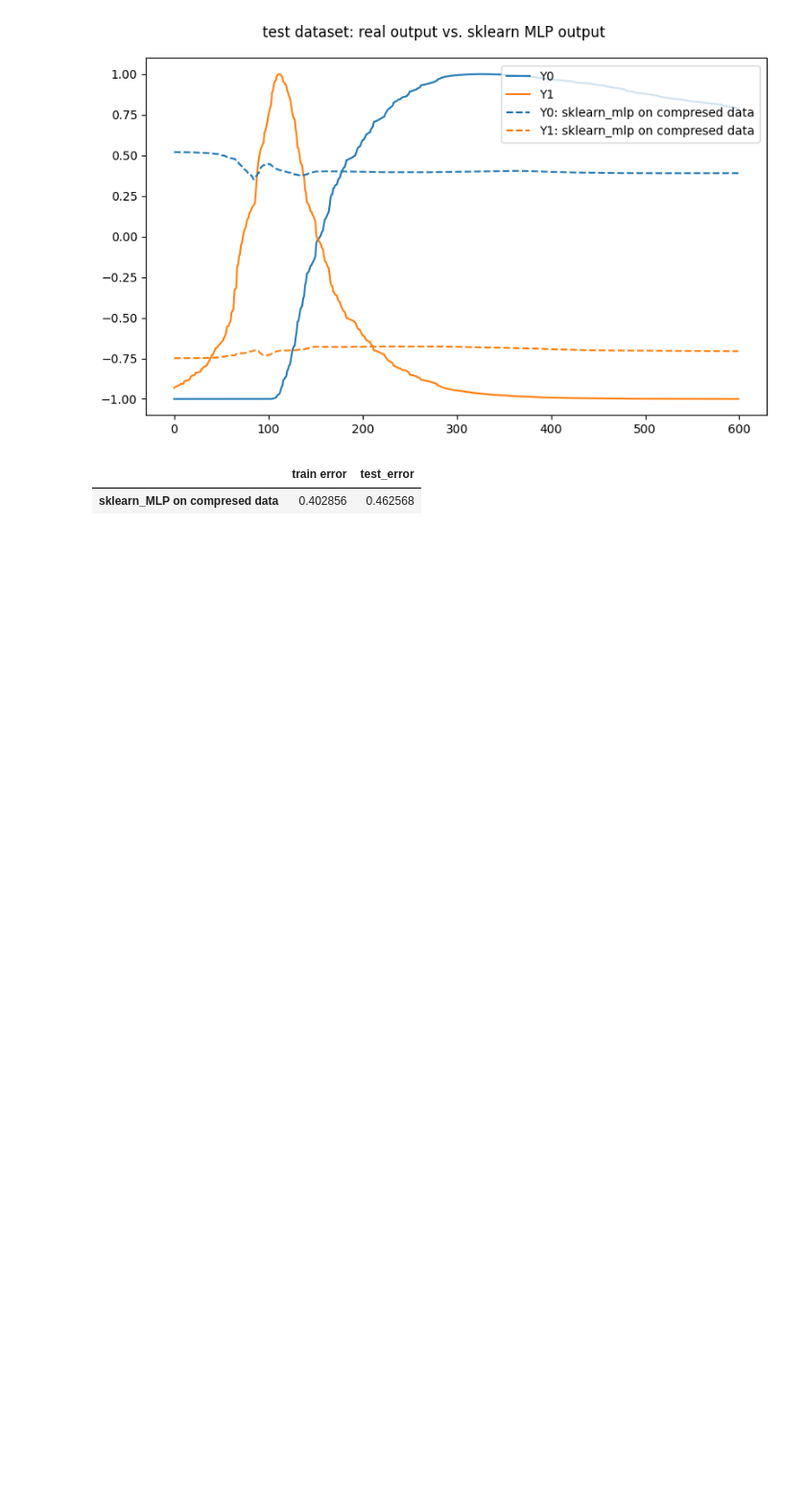
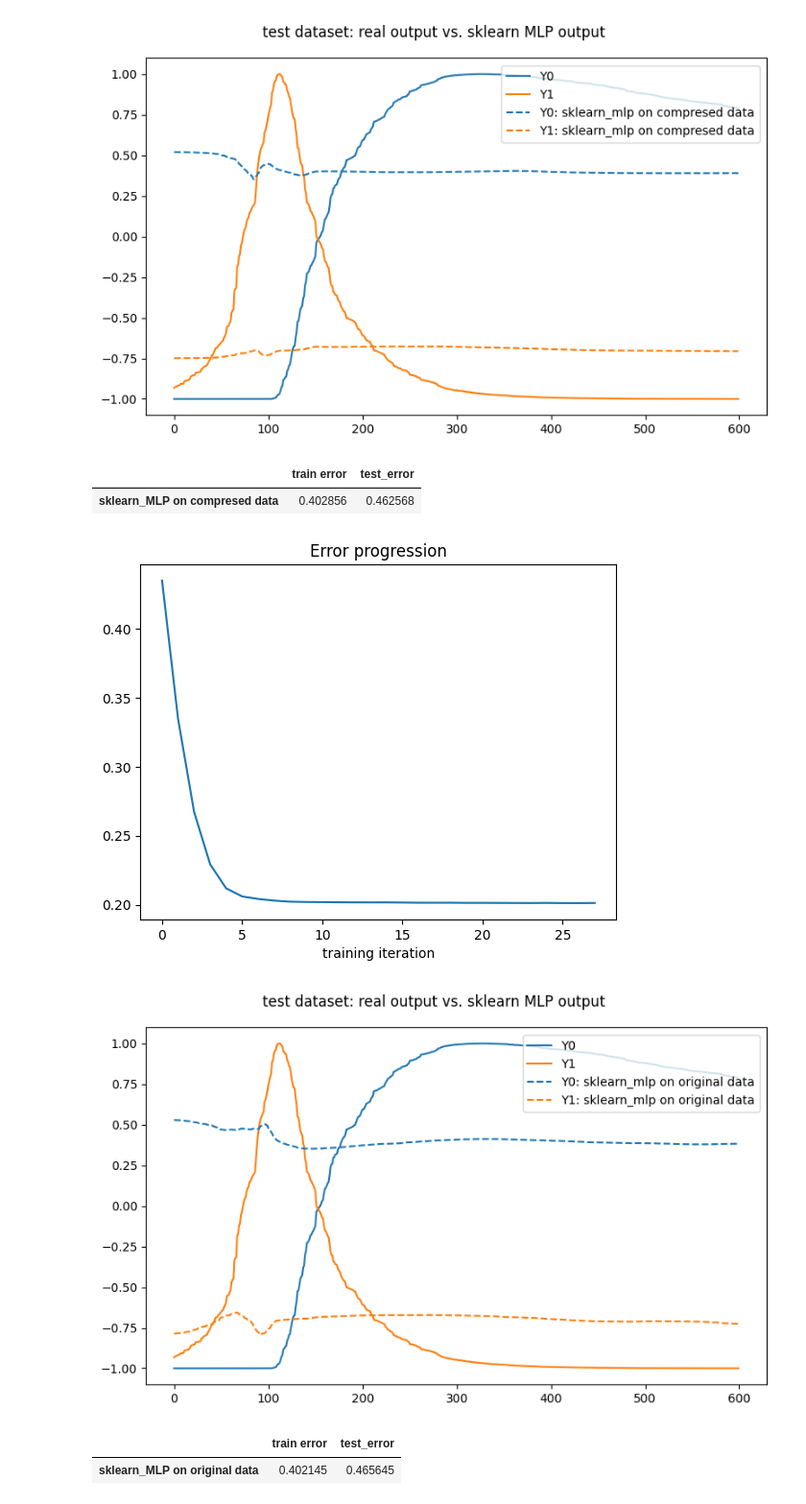
Before and after one commit to asgutierrt/Introduction_to_IA, a Jupyter notebook: neural_networks/autoencoder_mlp.ipynb, the cells around one changed output. Shown at 96% size. Cells and saved outputs as stored; diff of their text form; code cells hidden in the pictures; blank space fills up the shorter version.

```diff
--- a/neural_networks/autoencoder_mlp.ipynb
+++ b/neural_networks/autoencoder_mlp.ipynb
@@ -571,3 +571,40 @@ pd.DataFrame(J_error,index=['train error','test_error'],columns=['sklearn_MLP '+
 # %% [output]
 |  | train error | test_error |
 | sklearn_MLP on compresed data | 0.402856 | 0.462568 |
+# %%
+from sklearn.neural_network import MLPRegressor
+
+mlp_model = MLPRegressor()
+
+# train MLP
+mlp_model.fit(X, Y_d)
+error=[np.sum((Y_d-mlp_model.predict(X))**2/2,axis=1)]
+
+# training error
+plt.plot(mlp_model.loss_curve_)
+plt.xlabel('training iteration'); plt.title("Error progression")
+plt.savefig(fig_path+'/sklearn_mlp_error')
+
+# predict test data
+Y_pred=mlp_model.predict(X_test)
+error.append(np.sum((Y_d_test-Y_pred)**2/2,axis=1))
+
+# plot test outputs
+model_names=['on original data']
+predictions=pd.DataFrame([str(x.tolist()) for x in Y_pred.T],index=list(range(len(Y_pred[0]))),columns=model_names).T
+figs=['sklearn_mlp']
+
+graficar_Y(Y_d_test,predictions,figs,model_names,
+        "test dataset: real output vs. sklearn MLP output",fig_path+'/sklearn_test_outputs_og.png')
+# %% [output]
+[figure, added]
+[figure, added]
+# %%
+# R2 score
+r2_error=[mlp_model.score(x, y)**2/2 for x,y in zip([X,X_test],[Y_d,Y_d_test])]
+# J error
+J_error=[np.mean(x) for x in error]
+pd.DataFrame(J_error,index=['train error','test_error'],columns=['sklearn_MLP '+model_names[0]]).T
+# %% [output]
+|  | train error | test_error |
+| sklearn_MLP on original data | 0.402145 | 0.465645 |
```
